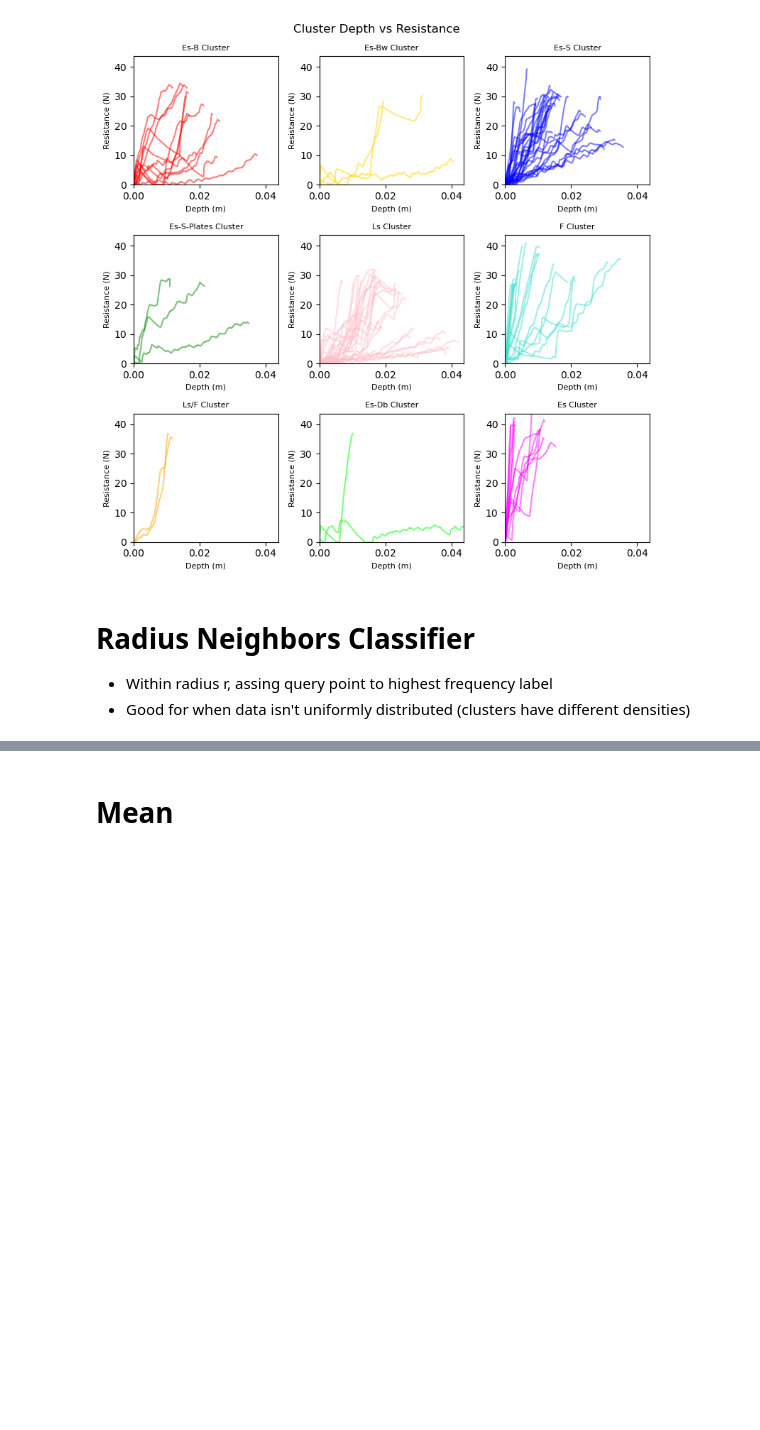
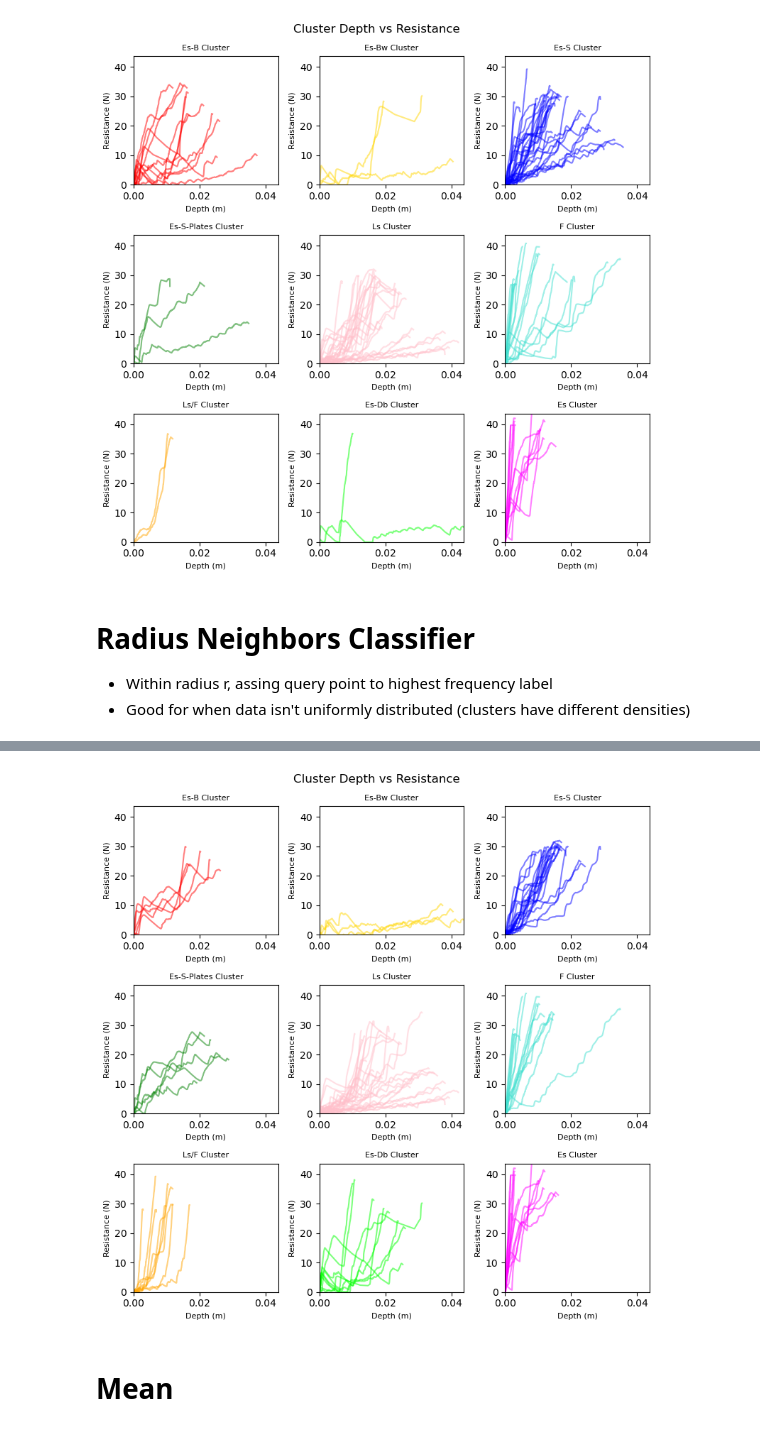
Before and after one commit to liamtbo/LASSIE, a Jupyter notebook: supervised_clustering.ipynb, the cells around one changed output, grey strips where cells are left out. Saved outputs shown, nothing was run; the diff lists cells and outputs as text; code cells hidden in the pictures; blank space fills up the shorter version.

```diff
--- a/supervised_clustering.ipynb
+++ b/supervised_clustering.ipynb
@@ -62,3 +81,21 @@ plotting.plot_pca(clustering_features, predictions, 3,
+# %%
+from sklearn.neighbors import NearestCentroid
+
+X = plotting.extract_numerical_features(marions_labeled_data).values.tolist()
+y = marions_labeled_data[f'{ylabel_name}_nums'].values.tolist()
+clf = NearestCentroid()
+clf.fit(X,y)
+predictions = pd.Series(clf.predict(clustering_features.values))
+
+plotting.plot_clusters_seperately(predictions, curve_data, ylabel_name,
+                                  clustering_method="Nearest Centroid",
+                                  cluster_category_names=list(ylabel_to_cluster_num.keys()),
+                                  )
+plotting.plot_pca(clustering_features, predictions, 3,
+                  graph_title=f'',
+                  ylabel_name=ylabel_name,)
+# %% [output]
+[figure, added]
 # %% [markdown]
 # Mean
 # %%
```
Also changed, not shown: parts of 2 cells of this notebook, 1 other file.
